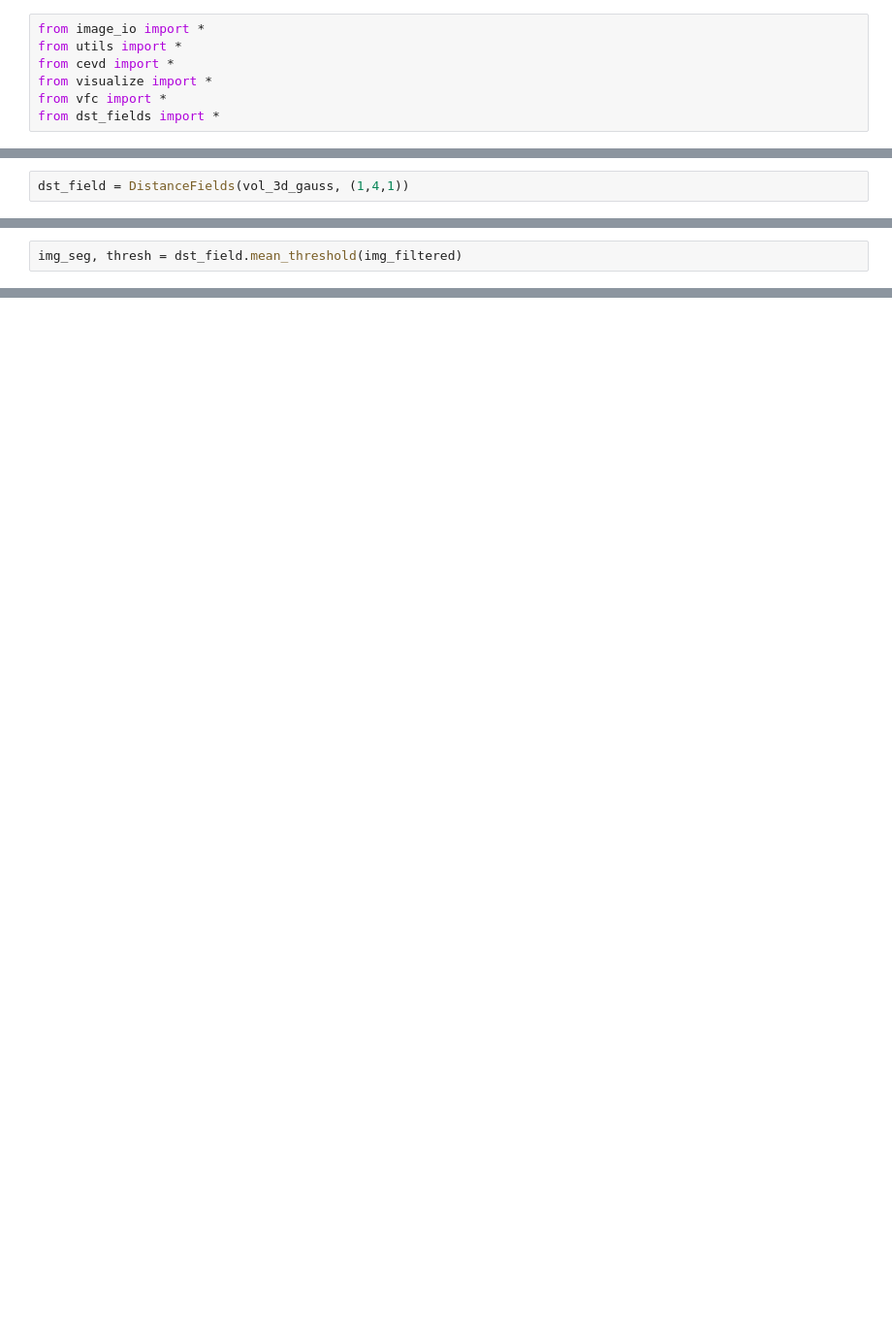
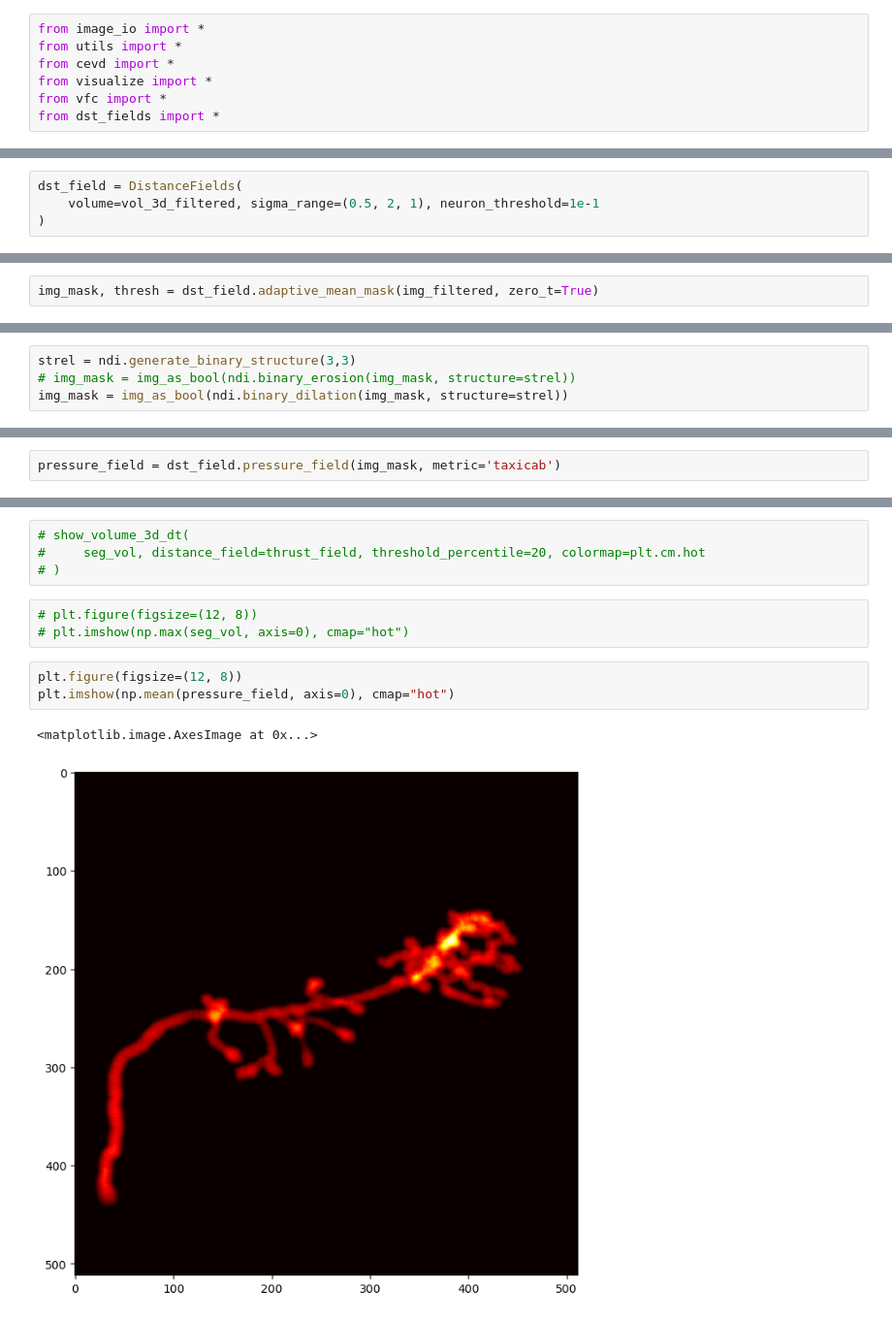
Before and after one commit to shh4und/cend, a Jupyter notebook: Untitled.ipynb, the cells around one changed output, grey strips where cells are left out. Shown at 97% size. Saved outputs shown, nothing was run; the diff lists cells and outputs as text; blank space fills up the shorter version.

```diff
--- a/Untitled.ipynb
+++ b/Untitled.ipynb
@@ -17,5 +37,7 @@ vol_3d_gauss = ndi.gaussian_filter(vol_3d, 1.0)
 # %%
-dst_field = DistanceFields(vol_3d_gauss, (1,4,1))
+dst_field = DistanceFields(
+    volume=vol_3d_filtered, sigma_range=(0.5, 2, 1), neuron_threshold=1e-1
+)
 # %%
 img_filtered = dst_field.multiscale_anisotropic()
 # %% [output]
@@ -41,2 +49,2 @@ Feche a janela do Open3D para continuar a execução do script.
 # %%
-img_seg, thresh = dst_field.mean_threshold(img_filtered)
+img_mask, thresh = dst_field.adaptive_mean_mask(img_filtered, zero_t=True)
@@ -57,0 +51,4 @@ slide_imshow(img_seg)
+# %%
+strel = ndi.generate_binary_structure(3,3)
+# img_mask = img_as_bool(ndi.binary_erosion(img_mask, structure=strel))
+img_mask = img_as_bool(ndi.binary_dilation(img_mask, structure=strel))
@@ -57,0 +65,2 @@ slide_imshow(img_seg)
+# %%
+pressure_field = dst_field.pressure_field(img_mask, metric='taxicab')
@@ -57,0 +83,13 @@ slide_imshow(img_seg)
+# %%
+# show_volume_3d_dt(
+#     seg_vol, distance_field=thrust_field, threshold_percentile=20, colormap=plt.cm.hot
+# )
+# %%
+# plt.figure(figsize=(12, 8))
+# plt.imshow(np.max(seg_vol, axis=0), cmap="hot")
+# %%
+plt.figure(figsize=(12, 8))
+plt.imshow(np.mean(pressure_field, axis=0), cmap="hot")
+# %% [output]
+<matplotlib.image.AxesImage at 0x...>
+[figure, added]
```
Also changed, not shown: parts of 29 cells of this notebook, 3 other files.
